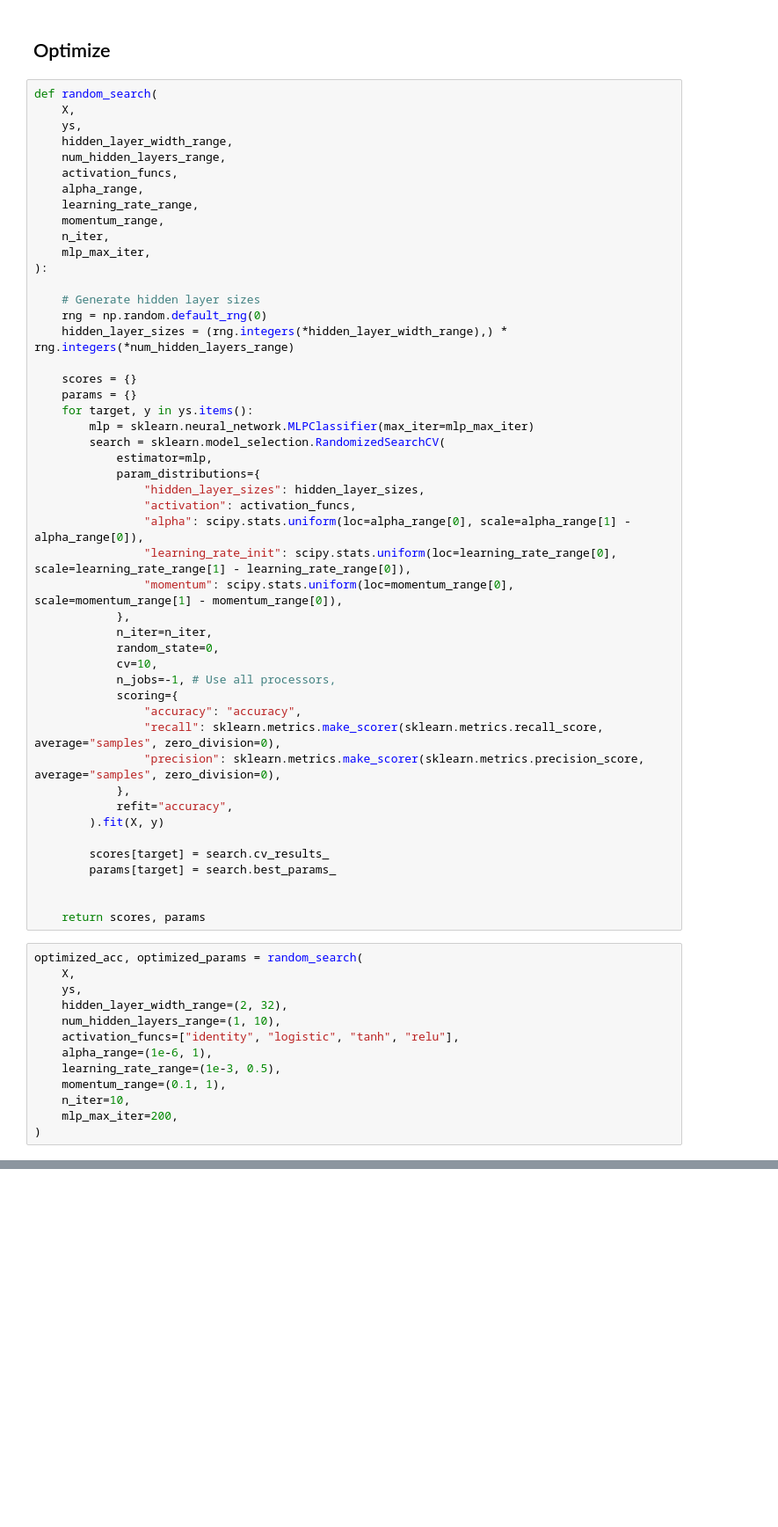
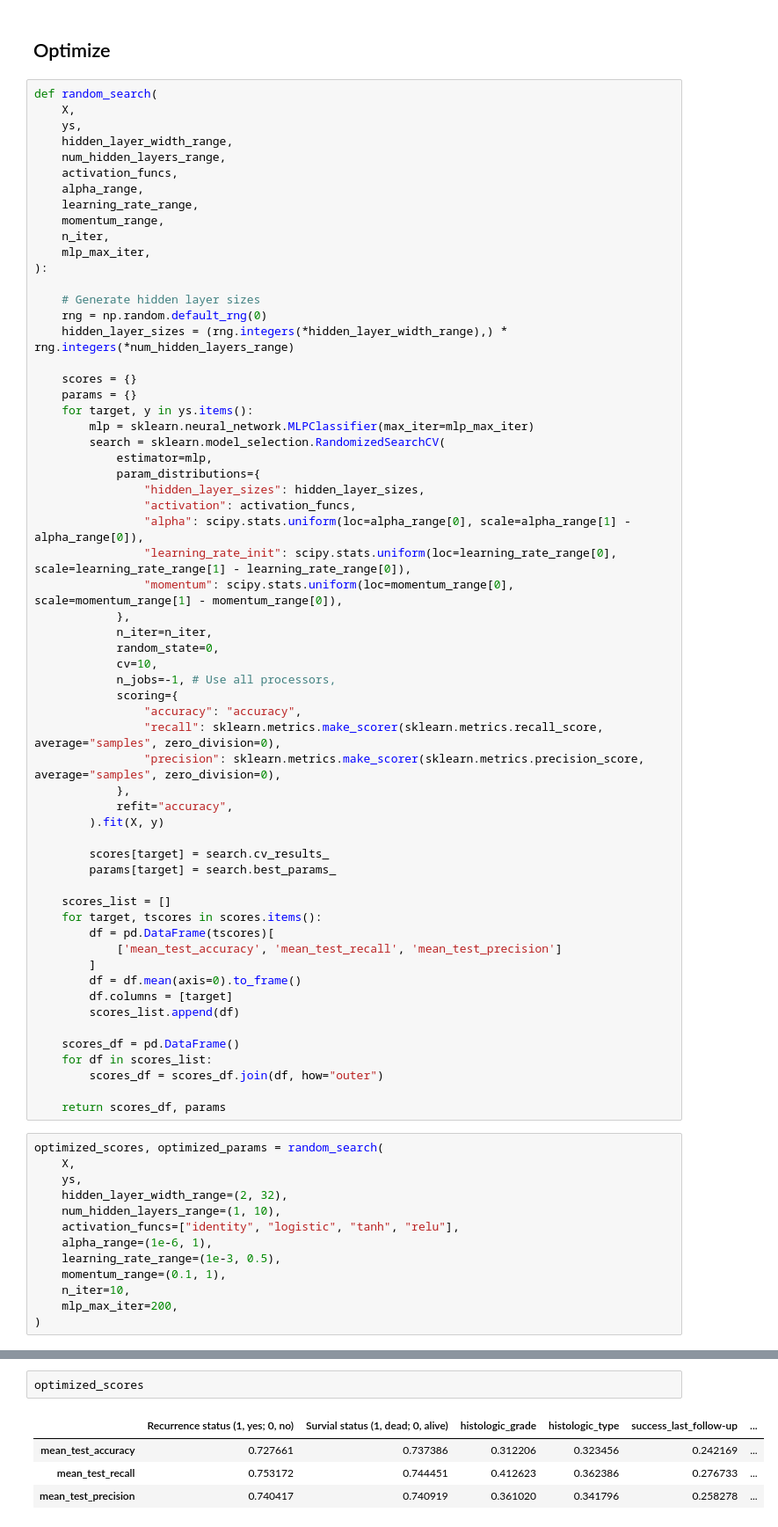
Before and after one commit to caleb-lindgren/deltaCorrML, a Jupyter notebook: mlp.ipynb, the cells around one changed output, grey strips where cells are left out. Shown at 88% size. Cells and saved outputs as stored; diff of their text form; blank space fills up the shorter version.

```diff
--- a/mlp.ipynb
+++ b/mlp.ipynb
@@ -124,10 +124,22 @@ def random_search(
         scores[target] = search.cv_results_
         params[target] = search.best_params_
 
+    scores_list = []
+    for target, tscores in scores.items():
+        df = pd.DataFrame(tscores)[
+            ['mean_test_accuracy', 'mean_test_recall', 'mean_test_precision']
+        ]
+        df = df.mean(axis=0).to_frame()
+        df.columns = [target]
+        scores_list.append(df)
 
-    return scores, params
+    scores_df = pd.DataFrame()
+    for df in scores_list:
+        scores_df = scores_df.join(df, how="outer")
+
+    return scores_df, params
 # %%
-optimized_acc, optimized_params = random_search(
+optimized_scores, optimized_params = random_search(
     X,
     ys,
     hidden_layer_width_range=(2, 32),
@@ -212,0 +154,7 @@ for target, res in optimized_acc.items():
+# %%
+optimized_scores
+# %% [output]
+|  | Recurrence status (1, yes; 0, no) | Survial status (1, dead; 0, alive) | histologic_grade | histologic_type | success_last_follow-up | ... |
+| mean_test_accuracy | 0.727661 | 0.737386 | 0.312206 | 0.323456 | 0.242169 | ... |
+| mean_test_recall | 0.753172 | 0.744451 | 0.412623 | 0.362386 | 0.276733 | ... |
+| mean_test_precision | 0.740417 | 0.740919 | 0.361020 | 0.341796 | 0.258278 | ... |
```
Also changed, not shown: parts of 14 cells of this notebook, 2 other files.
